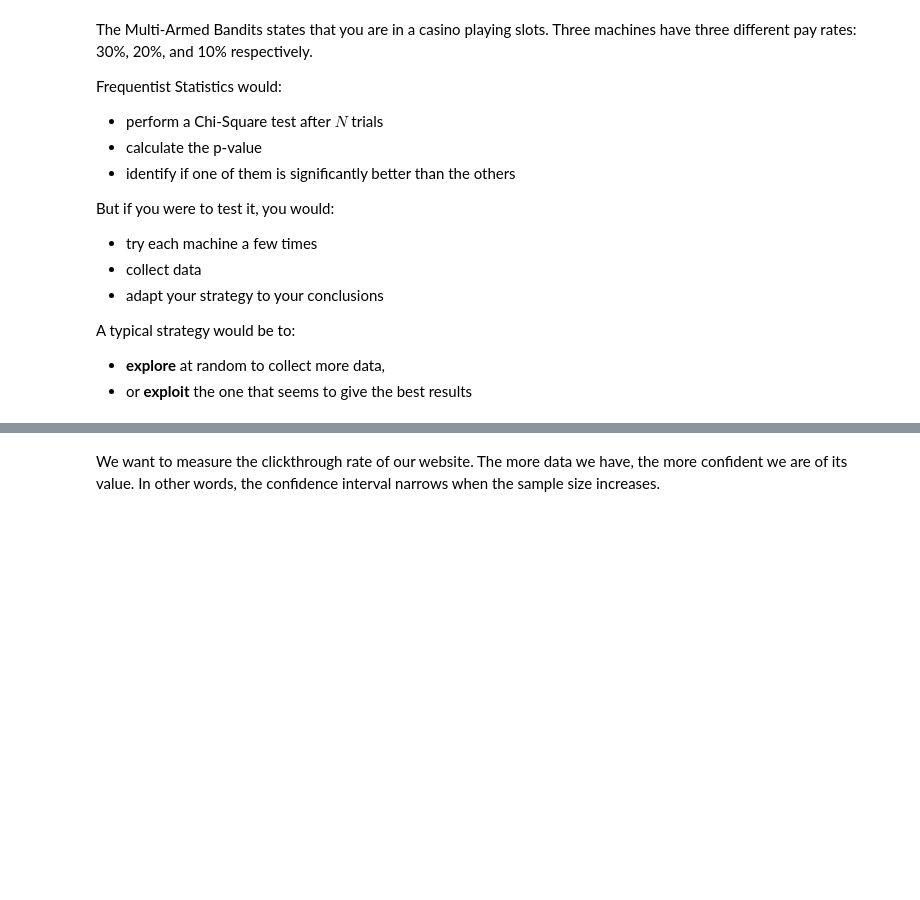
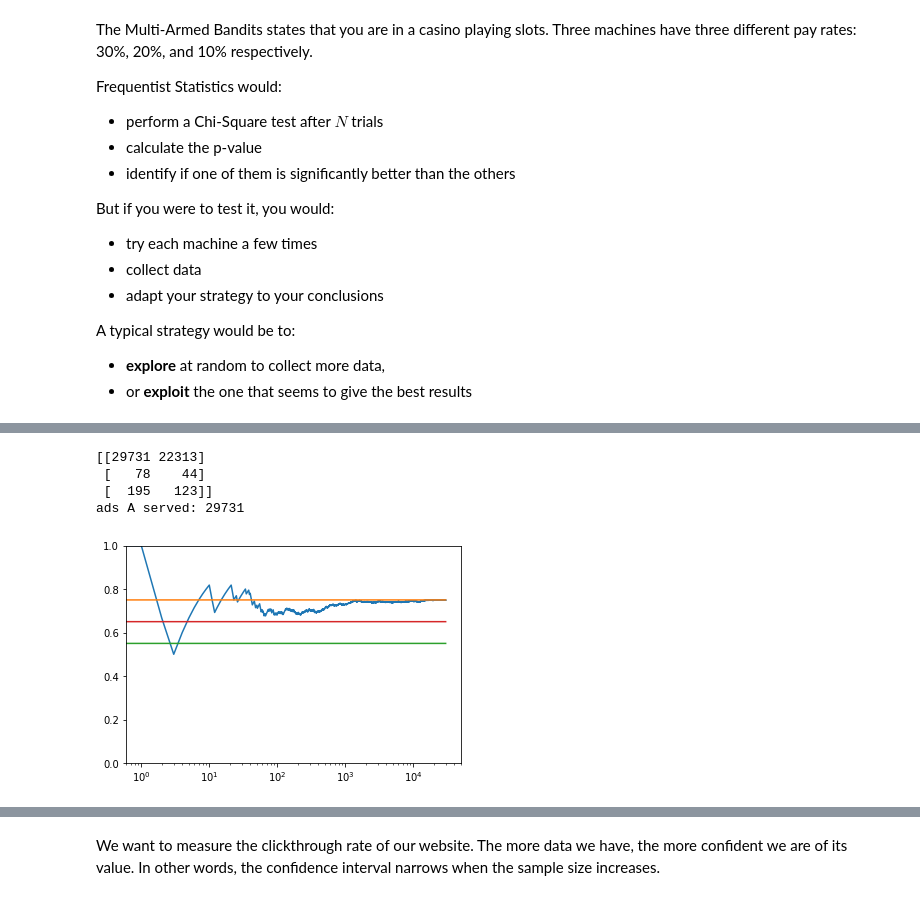
Before and after one commit to sebastienplat/sebastienplat.github.io, a Jupyter notebook: content_resources/notebooks/Bayesian AB Testing.ipynb, the cells around one changed output, grey strips where cells are left out. Drawn from its saved outputs; the diff is of its cells as text; code cells hidden in the pictures; blank space fills up the shorter version.

```diff
--- a/content_resources/notebooks/Bayesian AB Testing.ipynb
+++ b/content_resources/notebooks/Bayesian AB Testing.ipynb
@@ -266,0 +604,9 @@ A typical strategy would be to:
+# %%
+mab.run_experiment('thompson')
+mab.plot_ctr()
+# %% [output]
+[[29731 22313]
+ [   78    44]
+ [  195   123]]
+ads A served: 29731
+[figure, added]
```
Also changed, not shown: parts of 25 cells of this notebook.
